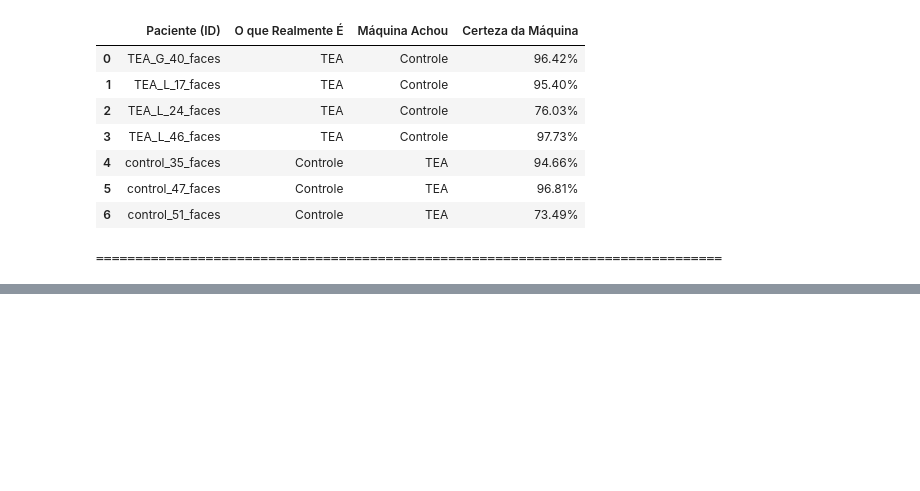
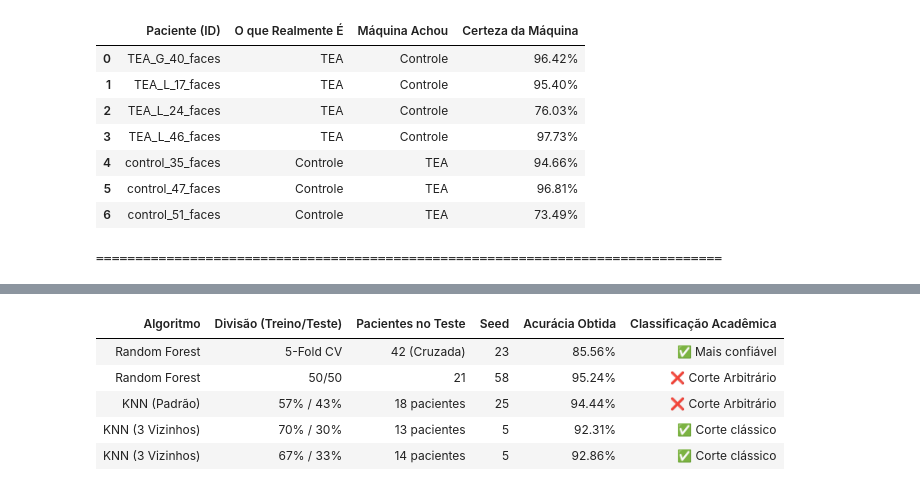
Before and after one commit to brunoandrade-osw/eeg-asd-classification, a Jupyter notebook: notebooks/08_Test.ipynb, the cells around one changed output, grey strips where cells are left out. Drawn from its saved outputs; the diff is of its cells as text; code cells hidden in the pictures; blank space fills up the shorter version.

```diff
--- a/notebooks/08_Test.ipynb
+++ b/notebooks/08_Test.ipynb
@@ -1920,0 +2469,77 @@ A topologia dos dados é incrivelmente rígida. Teste expandir para 'k=20' no Se
+# %%
+import pandas as pd
+from IPython.display import display
+
+print("="*100)
+print("RELATÓRIO DE AUDITORIA METODOLÓGICA: cenários")
+print("="*100)
+
+# 1. ESTRUTURAÇÃO DOS DADOS DE AUDITORIA (Com a linha de base no topo)
+dados = [
+    {
+        "Algoritmo": "Random Forest",
+        "Divisão (Treino/Teste)": "5-Fold CV",
+        "Pacientes no Teste": "42 (Cruzada)",
+        "Seed": "23",
+        "Acurácia Obtida": "85.56%",
+        "Classificação Acadêmica": "✅ Mais confiável"
+    },
+    {
+        "Algoritmo": "Random Forest",
+        "Divisão (Treino/Teste)": "50/50",
+        "Pacientes no Teste": "21",
+        "Seed": "58",
+        "Acurácia Obtida": "95.24%",
+        "Classificação Acadêmica": "❌ Corte Arbitrário"
+    },
+    {
+        "Algoritmo": "KNN (Padrão)",
+        "Divisão (Treino/Teste)": "57% / 43%",
+        "Pacientes no Teste": "18 pacientes",
+        "Seed": "25",
+        "Acurácia Obtida": "94.44%",
+        "Classificação Acadêmica": "❌ Corte Arbitrário"
+    },
+    {
+        "Algoritmo": "KNN (3 Vizinhos)",
+        "Divisão (Treino/Teste)": "70% / 30%",
+        "Pacientes no Teste": "13 pacientes",
+        "Seed": "5",
+        "Acurácia Obtida": "92.31%",
+        "Classificação Acadêmica": "✅ Corte clássico"
+    },
+    {
+        "Algoritmo": "KNN (3 Vizinhos)",
+        "Divisão (Treino/Teste)": "67% / 33%",
+        "Pacientes no Teste": "14 pacientes",
+        "Seed": "5",
+        "Acurácia Obtida": "92.86%",
+        "Classificação Acadêmica": "✅ Corte clássico"
+    }
+]
+
+df_relatorio = pd.DataFrame(dados)
+
+# 2. ESTILIZAÇÃO VISUAL PARA O CODESPACE
+tabela_estilizada = df_relatorio.style.set_properties(**{
+    'text-align': 'center',
+    'border': '1px solid #cccccc',
+    'padding': '10px'
+}).set_table_styles([
+    {'selector': 'th', 'props': [
+        ('text-align', 'center'),
+        ('background-color', '#4a4a4a'),
+        ('color', 'white'),
+        ('font-weight', 'bold'),
+        ('border', '1px solid #cccccc'),
+        ('padding', '10px')
+    ]},
+    {'selector': 'tr:nth-child(even)', 'props': [
+        ('background-color', '#f9f9f9')
+    ]}
+]).hide(axis="index")
+
+# 3. RENDERIZAÇÃO
+display(tabela_estilizada)
+print("="*100)
+# %% [output]
@@ -1920,0 +2549,6 @@ A topologia dos dados é incrivelmente rígida. Teste expandir para 'k=20' no Se
+| Algoritmo | Divisão (Treino/Teste) | Pacientes no Teste | Seed | Acurácia Obtida | Classificação Acadêmica |
+| Random Forest | 5-Fold CV | 42 (Cruzada) | 23 | 85.56% | ✅ Mais confiável |
+| Random Forest | 50/50 | 21 | 58 | 95.24% | ❌ Corte Arbitrário |
+| KNN (Padrão) | 57% / 43% | 18 pacientes | 25 | 94.44% | ❌ Corte Arbitrário |
+| KNN (3 Vizinhos) | 70% / 30% | 13 pacientes | 5 | 92.31% | ✅ Corte clássico |
+| KNN (3 Vizinhos) | 67% / 33% | 14 pacientes | 5 | 92.86% | ✅ Corte clássico |
```
Also changed, not shown: parts of 12 cells of this notebook.
